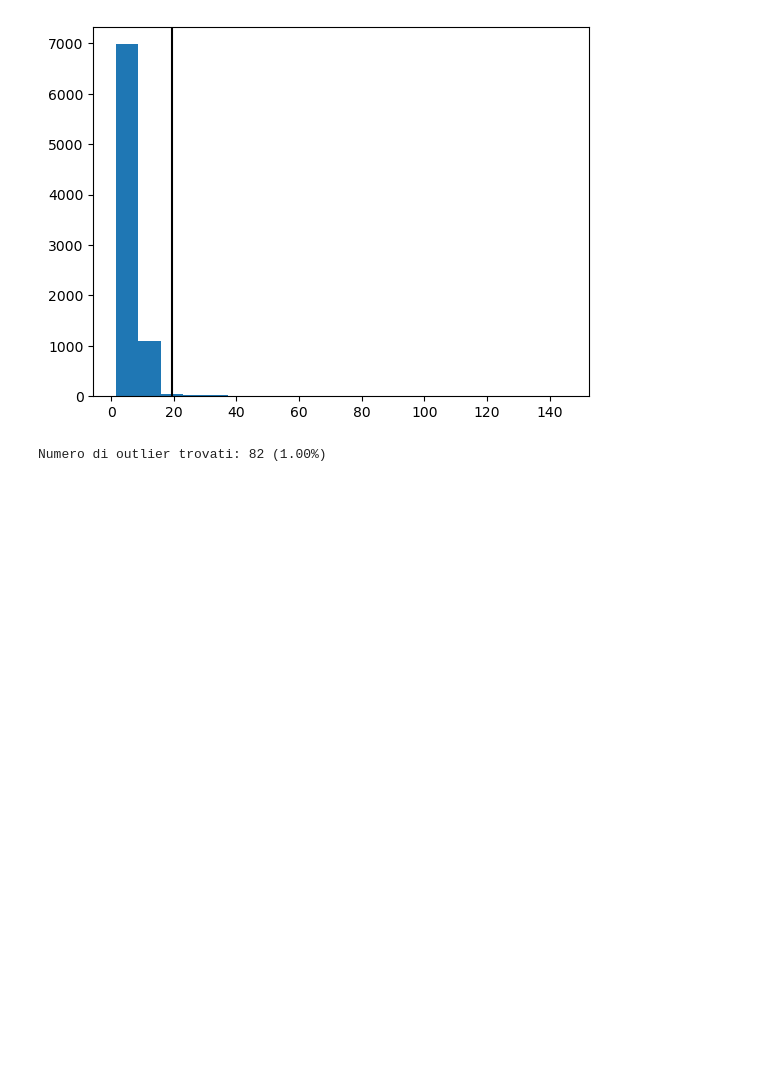
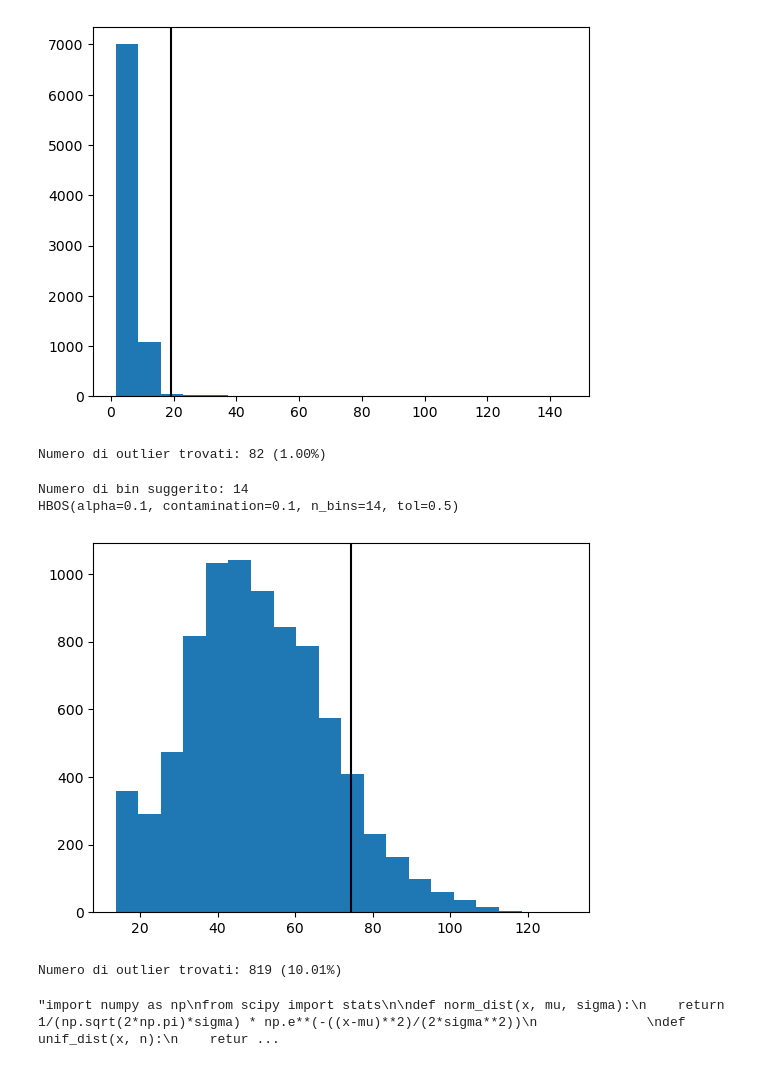
Before and after one commit to alessialaconca/Data_Mining_2_Child_Mind_Institute, a Jupyter notebook: ale/outliers_nopca.ipynb, the cells around one changed output. Cells and saved outputs as stored; diff of their text form; code cells hidden in the pictures; blank space fills up the shorter version.

```diff
--- a/ale/outliers_nopca.ipynb
+++ b/ale/outliers_nopca.ipynb
@@ -294,3 +294,83 @@ CBLOF(alpha=0.9, beta=5, check_estimator=False, clustering_estimator=None,
    use_weights=False)
 [figure]
 Numero di outlier trovati: 82 (1.00%)
+# %%
+# ==== HBOS ====
+
+from pyod.models.hbos import HBOS
+
+n = len(X_standard)
+
+# Utilizzando la libreria math
+k = m.ceil(m.log2(n) + 1)
+
+# Utilizzando numpy (se stai già lavorando con array)
+k = int(np.ceil(np.log2(n) + 1))
+
+print(f"Numero di bin suggerito: {k}")
+clf = HBOS(n_bins=14)
+print(clf.fit(X_standard))
+clf.decision_scores_
+
+outliers_hdbs = clf.predict(X_standard)
+np.unique(outliers_hdbs, return_counts=True)
+
+plt.hist(clf.decision_scores_, bins=20)
+plt.axvline(np.min(clf.decision_scores_[np.where(outliers_hdbs==1)]), c='k')
+plt.show()
+clf.decision_function(X_standard)
+n_outliers_hdbs = np.sum(outliers_hdbs)
+print(f"Numero di outlier trovati: {int(n_outliers_hdbs)} ({n_outliers_hdbs/len(df_unito)*100:.2f}%)")
+# %% [output]
+Numero di bin suggerito: 14
+HBOS(alpha=0.1, contamination=0.1, n_bins=14, tol=0.5)
+[figure, added]
+Numero di outlier trovati: 819 (10.01%)
+# %%
+#=== Likelihood Appraoch ===
+
+'''import numpy as np
+from scipy import stats
+
+def norm_dist(x, mu, sigma):
+    return 1/(np.sqrt(2*np.pi)*sigma) * np.e**(-((x-mu)**2)/(2*sigma**2))
+
+def unif_dist(x, n):
+    return 1/n
+
+M = np.copy(X_standard)
+A = list()
+muM = np.mean(M)
+sigmaM = np.std(M)
+
+M = np.copy(X_standard)
+A = []
+lambda_par = 0.3
+
+muM = np.mean(M)
+sigmaM = np.std(M)
+sizeA = len(A)
+
+sumM = np.sum([norm_dist(x, muM, sigmaM) for x in M])
+
+sumA = np.sum([unif_dist(x, sizeA) for x in A])
+
+ll = (len(M) * np.log(1-lambda_par) + sumM + len(A) * np.log(lambda_par) + sumA)
+print(ll)
+
+c = 0.2
+for i, x in enumerate(X_standard):
+    A.append(x)
+    M = np.array([xo for j, xo in enumerate(X_standard) if i!=j])
+    muM = np.mean(M)
+    sigmaM = np.std(M)
+    sizeA = len(A)
+    sumM = np.sum([norm_dist(x, muM, sigmaM) for x in M])
+    sumA = np.sum([unif_dist(x, sizeA) for x in A])
+    ll_xi = (len(M) * np.log(1-lambda_par) + sumM + len(A) * np.log(lambda_par) + sumA)
+    delta_ll = abs(ll - ll_xi)
+    print(i, delta_ll, 'outlier' if delta_ll > c else 'inlier')
+    M = np.copy(X_standard)
+    A = list()'''
+# %% [output]
+"import numpy as np\nfrom scipy import stats\n\ndef norm_dist(x, mu, sigma):\n    return 1/(np.sqrt(2*np.pi)*sigma) * np.e**(-((x-mu)**2)/(2*sigma**2))\n              \ndef unif_dist(x, n):\n    retur ...
```
Also changed, not shown: parts of 1 cell of this notebook.
